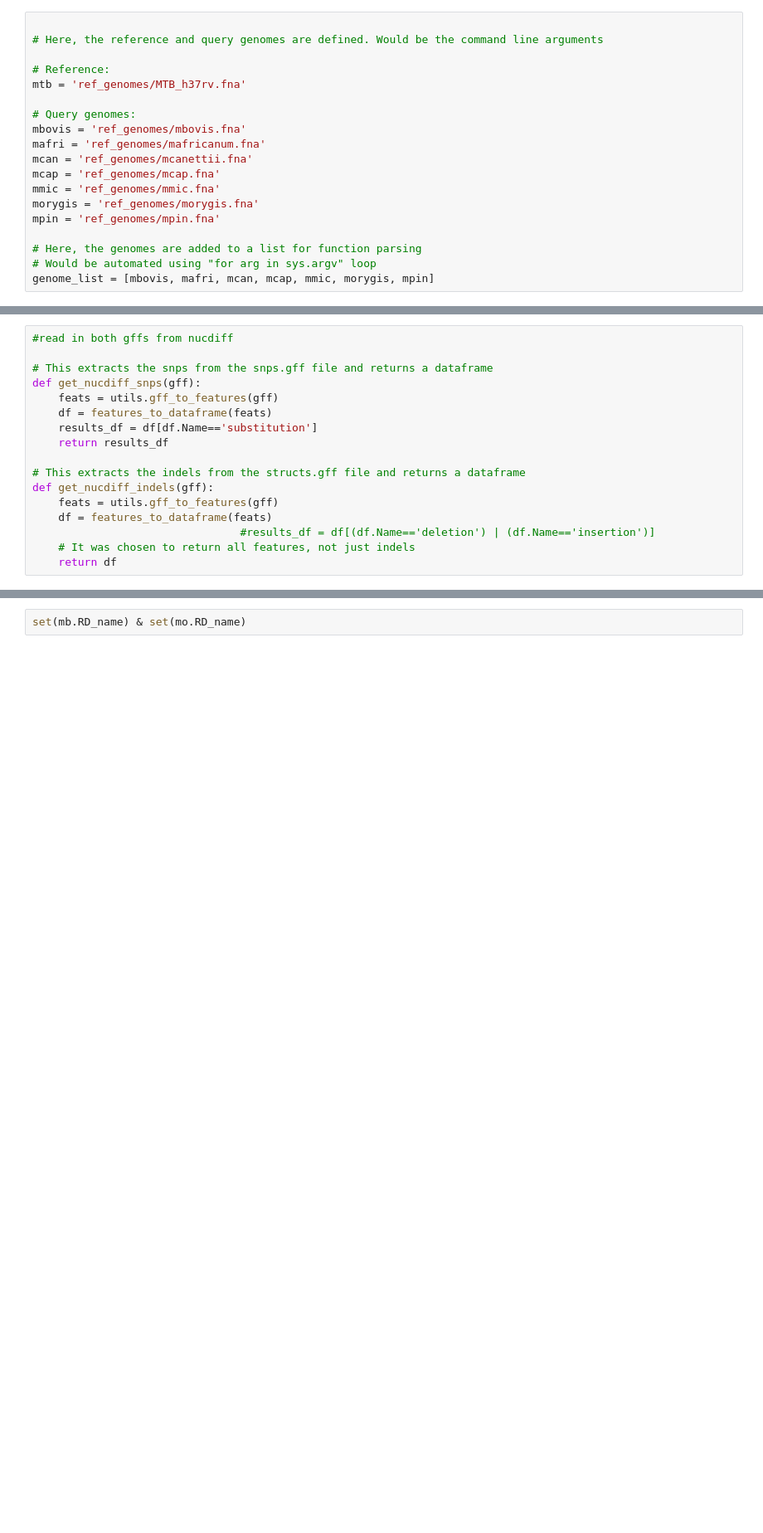
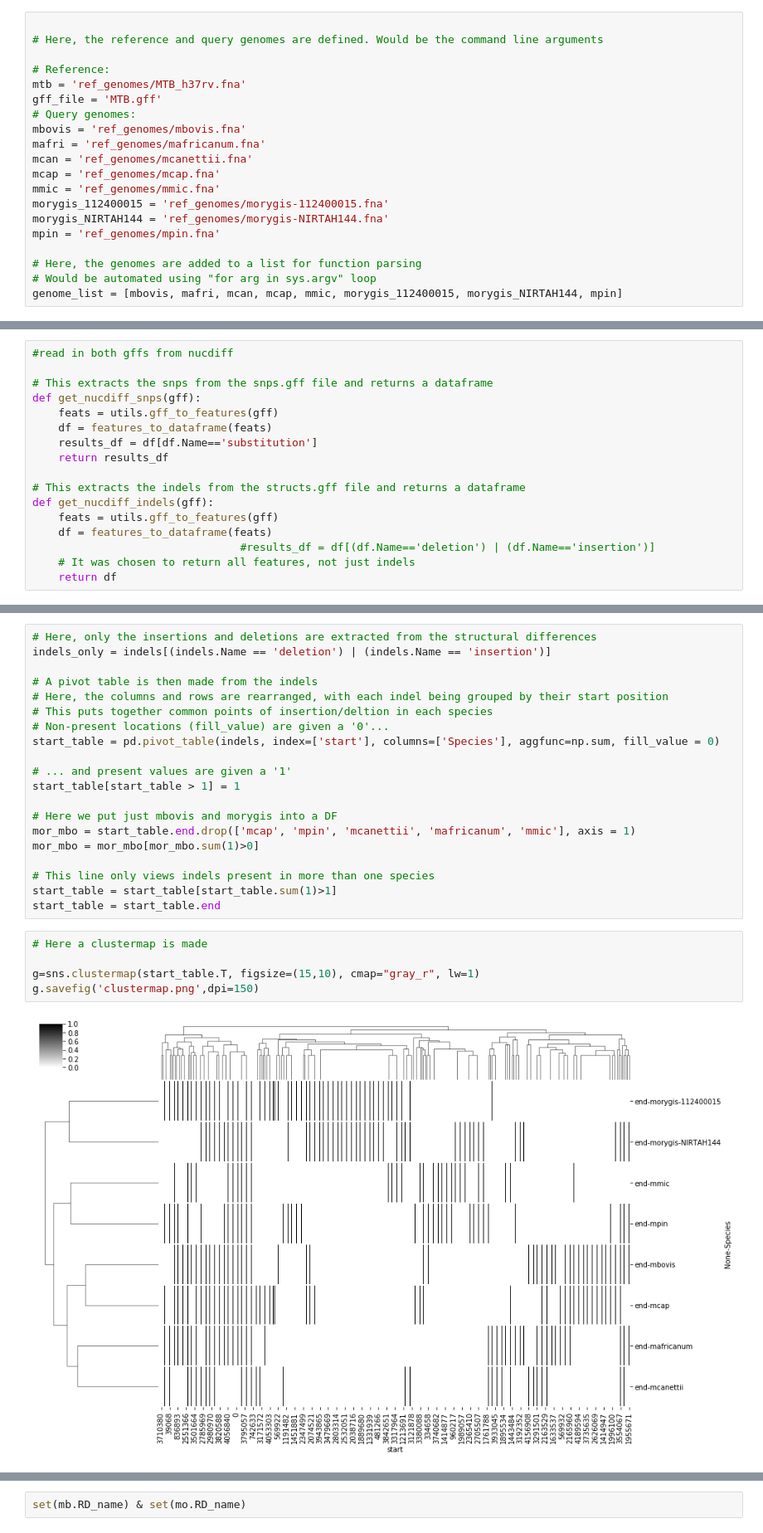
Before and after one commit to Matt-McElheron/Orygis_project, a Jupyter notebook: RunNucDiff_02-08-19.ipynb, the cells around one changed output, grey strips where cells are left out. Shown at 83% size. Drawn from its saved outputs; the diff is of its cells as text; blank space fills up the shorter version.

```diff
--- a/RunNucDiff_02-08-19.ipynb
+++ b/RunNucDiff_02-08-19.ipynb
@@ -59,19 +59,20 @@ def features_to_dataframe(features, cds=False):
 
 # Reference:
 mtb = 'ref_genomes/MTB_h37rv.fna'
-
+gff_file = 'MTB.gff'
 # Query genomes:
 mbovis = 'ref_genomes/mbovis.fna'
 mafri = 'ref_genomes/mafricanum.fna'
 mcan = 'ref_genomes/mcanettii.fna'
 mcap = 'ref_genomes/mcap.fna'
 mmic = 'ref_genomes/mmic.fna'
-morygis = 'ref_genomes/morygis.fna'
+morygis_112400015 = 'ref_genomes/morygis-112400015.fna'
+morygis_NIRTAH144 = 'ref_genomes/morygis-NIRTAH144.fna'
 mpin = 'ref_genomes/mpin.fna'
 
 # Here, the genomes are added to a list for function parsing
 # Would be automated using "for arg in sys.argv" loop
-genome_list = [mbovis, mafri, mcan, mcap, mmic, morygis, mpin]
+genome_list = [mbovis, mafri, mcan, mcap, mmic, morygis_112400015, morygis_NIRTAH144, mpin]
 # %%
 # Here the previous test NucDiff test folder is removed
 
@@ -240,0 +222,27 @@ sns.clustermap(start_table.T)
+# %%
+# Here, only the insertions and deletions are extracted from the structural differences
+indels_only = indels[(indels.Name == 'deletion') | (indels.Name == 'insertion')]
+
+# A pivot table is then made from the indels
+# Here, the columns and rows are rearranged, with each indel being grouped by their start position
+# This puts together common points of insertion/deltion in each species
+# Non-present locations (fill_value) are given a '0'...
+start_table = pd.pivot_table(indels, index=['start'], columns=['Species'], aggfunc=np.sum, fill_value = 0)
+
+# ... and present values are given a '1'
+start_table[start_table > 1] = 1
+
+# Here we put just mbovis and morygis into a DF
+mor_mbo = start_table.end.drop(['mcap', 'mpin', 'mcanettii', 'mafricanum', 'mmic'], axis = 1)
+mor_mbo = mor_mbo[mor_mbo.sum(1)>0]
+
+# This line only views indels present in more than one species
+start_table = start_table[start_table.sum(1)>1]
+start_table = start_table.end
+# %%
+# Here a clustermap is made
+
+g=sns.clustermap(start_table.T, figsize=(15,10), cmap="gray_r", lw=1)
+g.savefig('clustermap.png',dpi=150)
+# %% [output]
+[figure, added]
```
Also changed, not shown: parts of 13 cells of this notebook.
